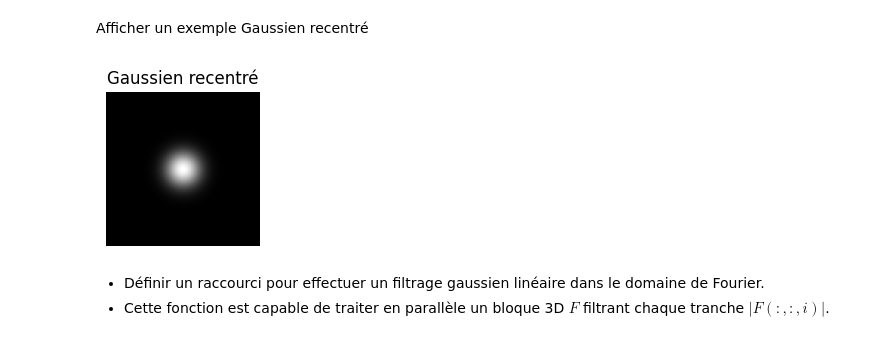
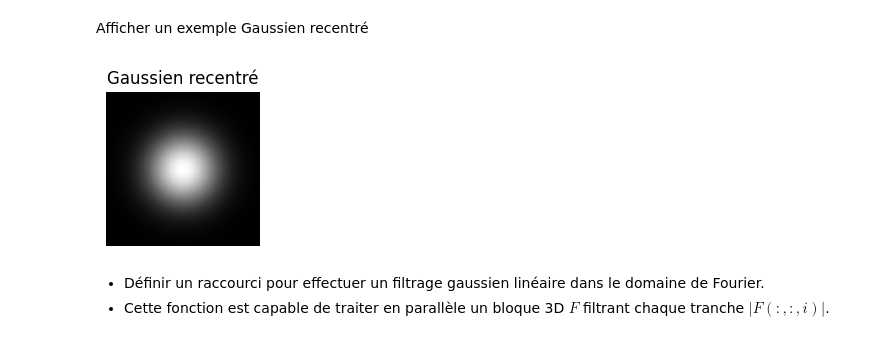
Before and after one commit to Borleo/2_M2_IAFA, a Jupyter notebook: TP_M2IAFA/TP_M2_IMGCMPT/TP23_Imagerie_Computationnelle/3_Advanced Denoising Methods/Bilateral Filtering/denoisingadv_8_bilateral.ipynb, the cells around one changed output. Saved outputs shown, nothing was run; the diff lists cells and outputs as text; code cells hidden in the pictures.

```diff
--- a/TP_M2IAFA/TP_M2_IMGCMPT/TP23_Imagerie_Computationnelle/3_Advanced Denoising Methods/Bilateral Filtering/denoisingadv_8_bilateral.ipynb
+++ b/TP_M2IAFA/TP_M2_IMGCMPT/TP23_Imagerie_Computationnelle/3_Advanced Denoising Methods/Bilateral Filtering/denoisingadv_8_bilateral.ipynb
@@ -97,9 +106,9 @@ GaussianFilter = lambda s: np.exp(-(X**2 + Y**2) / (2 * s**2))
 Afficher un exemple Gaussien recentré
 # %%
 plt.figure(figsize=(2,2))
-imageplot(np.fft.fftshift(GaussianFilter(40)),'Gaussien recentré')
+imageplot(np.fft.fftshift(GaussianFilter(80)),'Gaussien recentré')
 # %% [output]
-[figure, old version]
+[figure, new version]
 # %% [markdown]
 - Définir un raccourci pour effectuer un filtrage gaussien linéaire dans le domaine de Fourier.
 - Cette fonction est capable de traiter en parallèle un bloque 3D $F$ filtrant chaque tranche $|F(:,:,i)|$.
```
Also changed, not shown: parts of 29 cells of this notebook, 1 other file.
